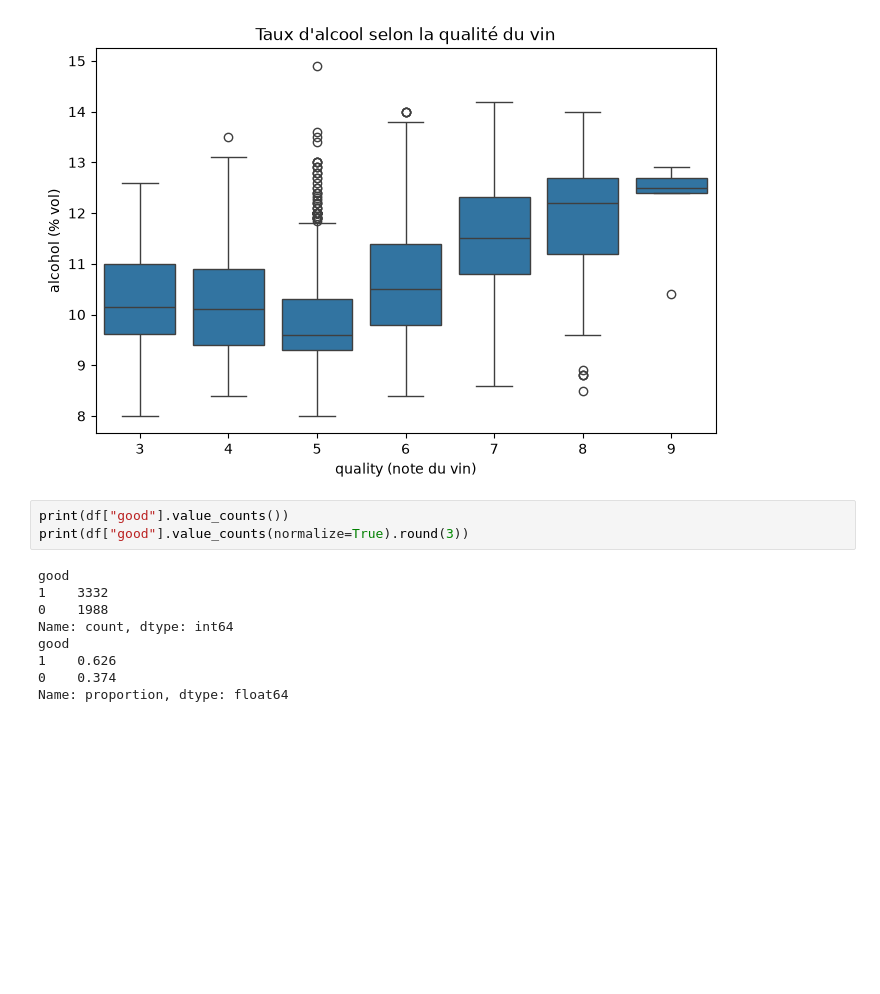
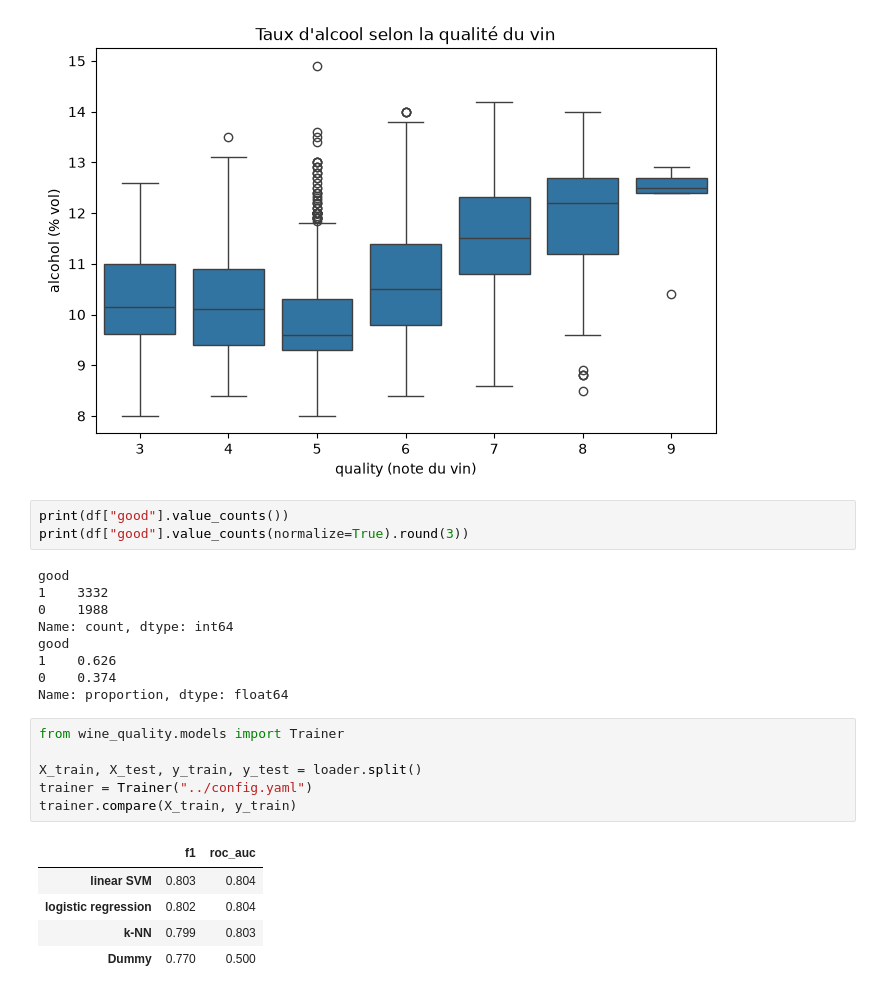
Before and after one commit to yoramaccoh1-cpu/wine-quality, a Jupyter notebook: notebooks/analysis.ipynb, the cells around one changed output. Cells and saved outputs as stored; diff of their text form; blank space fills up the shorter version.

Commit message:
Add DummyClassifier baseline under CV to notebook

```diff
--- a/notebooks/analysis.ipynb
+++ b/notebooks/analysis.ipynb
@@ -136,3 +136,15 @@ good
 1    0.626
 0    0.374
 Name: proportion, dtype: float64
+# %%
+from wine_quality.models import Trainer
+
+X_train, X_test, y_train, y_test = loader.split()
+trainer = Trainer("../config.yaml")
+trainer.compare(X_train, y_train)
+# %% [output]
+|  | f1 | roc_auc |
+| linear SVM | 0.803 | 0.804 |
+| logistic regression | 0.802 | 0.804 |
+| k-NN | 0.799 | 0.803 |
+| Dummy | 0.770 | 0.500 |
```
